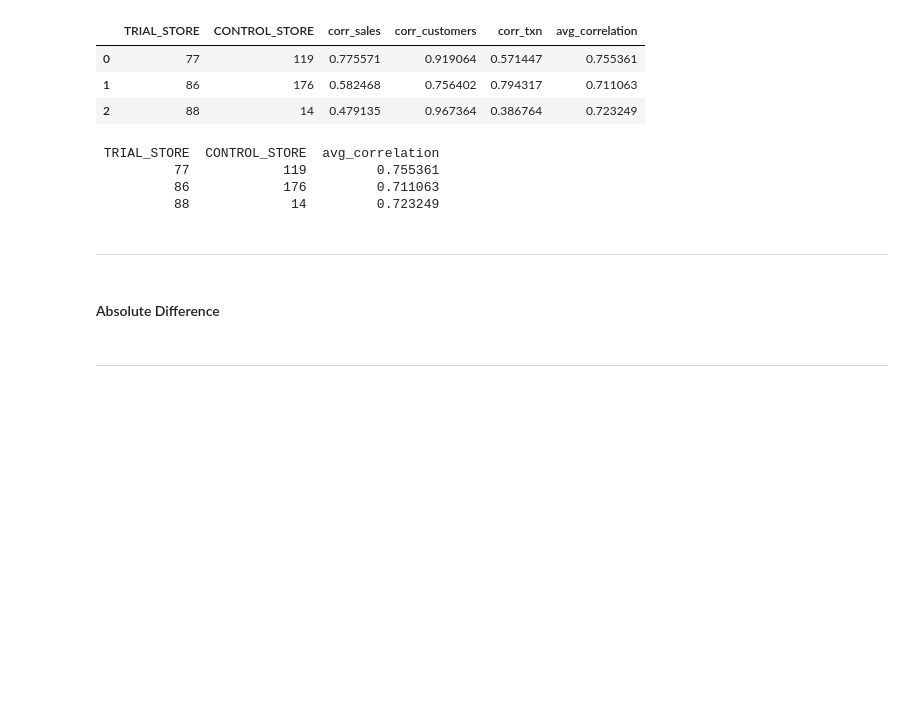
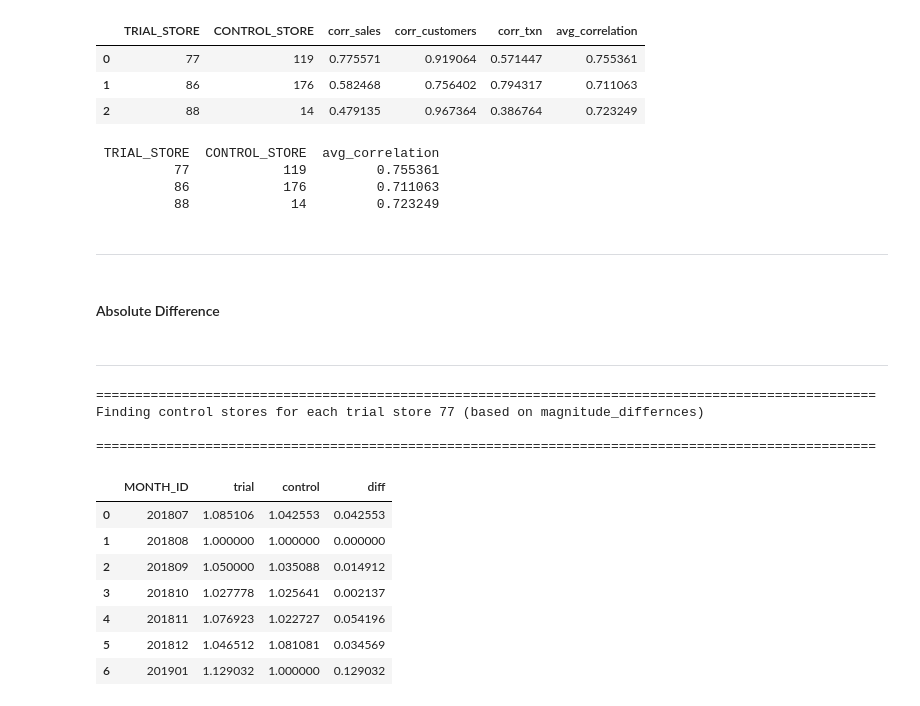
Before and after one commit to Mridul-dhungana/Quantium-Data-Analytics, a Jupyter notebook: Trial and Control stores.ipynb, the cells around one changed output. Drawn from its saved outputs; the diff is of its cells as text; code cells hidden in the pictures; blank space fills up the shorter version.

```diff
--- a/Trial and Control stores.ipynb
+++ b/Trial and Control stores.ipynb
@@ -418,2 +464,18 @@ def calculate_magnitude_difference(trial_stores_pretrial_data,potential_control_
 # %% [markdown]
 ---
+# %%
+results_diff=calculate_magnitude_difference(trial_stores_pretrial_data,Potential_control_stores)
+results_diff
+# %% [output]
+====================================================================================================
+Finding control stores for each trial store 77 (based on magnitude_differnces)
+
+====================================================================================================
+|  | MONTH_ID | trial | control | diff |
+| 0 | 201807 | 1.085106 | 1.042553 | 0.042553 |
+| 1 | 201808 | 1.000000 | 1.000000 | 0.000000 |
+| 2 | 201809 | 1.050000 | 1.035088 | 0.014912 |
+| 3 | 201810 | 1.027778 | 1.025641 | 0.002137 |
+| 4 | 201811 | 1.076923 | 1.022727 | 0.054196 |
+| 5 | 201812 | 1.046512 | 1.081081 | 0.034569 |
+| 6 | 201901 | 1.129032 | 1.000000 | 0.129032 |
```
Also changed, not shown: parts of 3 cells of this notebook.
